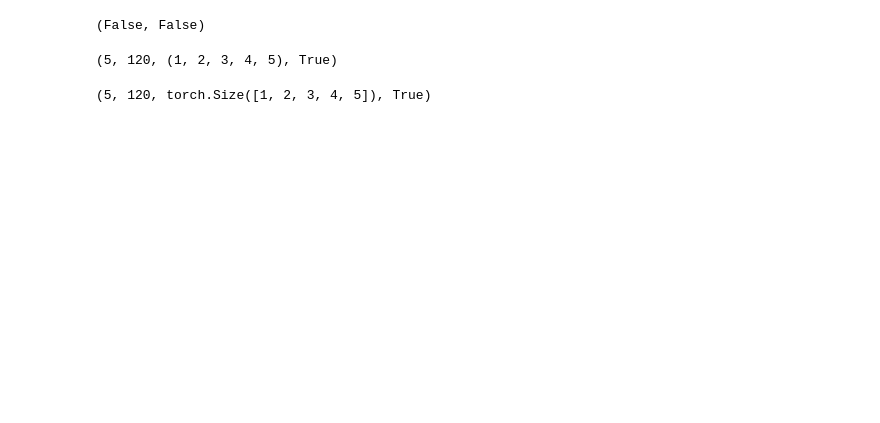
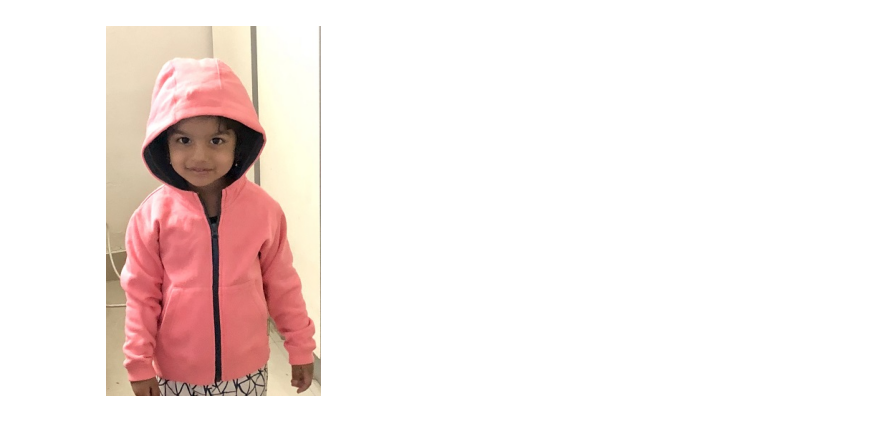
Before and after one commit to mjbhobe/dl-pytorch, a Jupyter notebook: torch_tutorial.ipynb, the cells around one changed output. Saved outputs shown, nothing was run; the diff lists cells and outputs as text; code cells hidden in the pictures; blank space fills up the shorter version.

```diff
--- a/torch_tutorial.ipynb
+++ b/torch_tutorial.ipynb
@@ -22,14 +21,0 @@ print(x)
-# %%
-torch.is_tensor(x), torch.is_storage(x)
-# %% [output]
-(False, False)
-# %%
-yn = np.random.randn(1, 2, 3, 4, 5) # 5 dimensional Numpy array of randoms (from normal dist)
-yn.ndim, yn.size, yn.shape, isinstance(yn, np.ndarray)
-# %% [output]
-(5, 120, (1, 2, 3, 4, 5), True)
-# %%
-tn = torch.randn(1, 2, 3, 4, 5)
-tn.ndim, tn.numel(), tn.shape, torch.is_tensor(tn)
-# %% [output]
-(5, 120, torch.Size([1, 2, 3, 4, 5]), True)
@@ -35,0 +35,26 @@ tn.ndim, tn.numel(), tn.shape, torch.is_tensor(tn)
+# %%
+
+def cv2_imshow(img, title=None, fig_size=None, show_axis=False, **kwargs):
+    """ show cv2 image in a matplotlib plot output window """
+    # convert from default BGR to RGB schema
+    img = img.clip(0, 255).astype('uint8')
+    if (img.ndim == 3) and (img.shape[2] == 4):
+        # images with alpha channel
+        img = cv2.cvtColor(img, cv2.COLOR_BGRA2RGBA)
+    else:
+        # all other types, including grayscale
+        img = cv2.cvtColor(img, cv2.COLOR_BGR2RGB)
+
+    if fig_size is not None:
+        plt.figure(figsize=fig_size)
+    if title is not None:
+        plt.title(title)
+    if not show_axis:
+        plt.axis('off')
+    plt.imshow(img, **kwargs)
+    plt.show()
+# %%
+img = cv2.imread("Hemanvi.jpeg")
+cv2_imshow(img);
+# %% [output]
+[figure, added]
```
Also changed, not shown: parts of 13 cells of this notebook, 17 other files.
